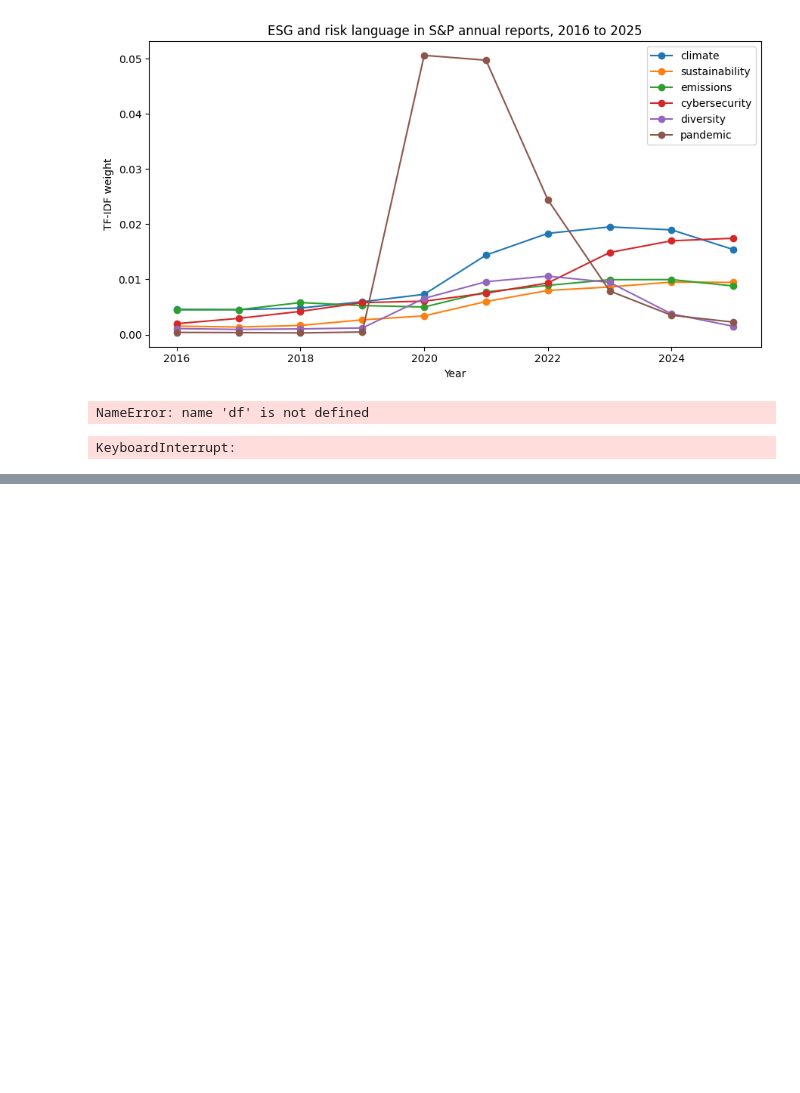
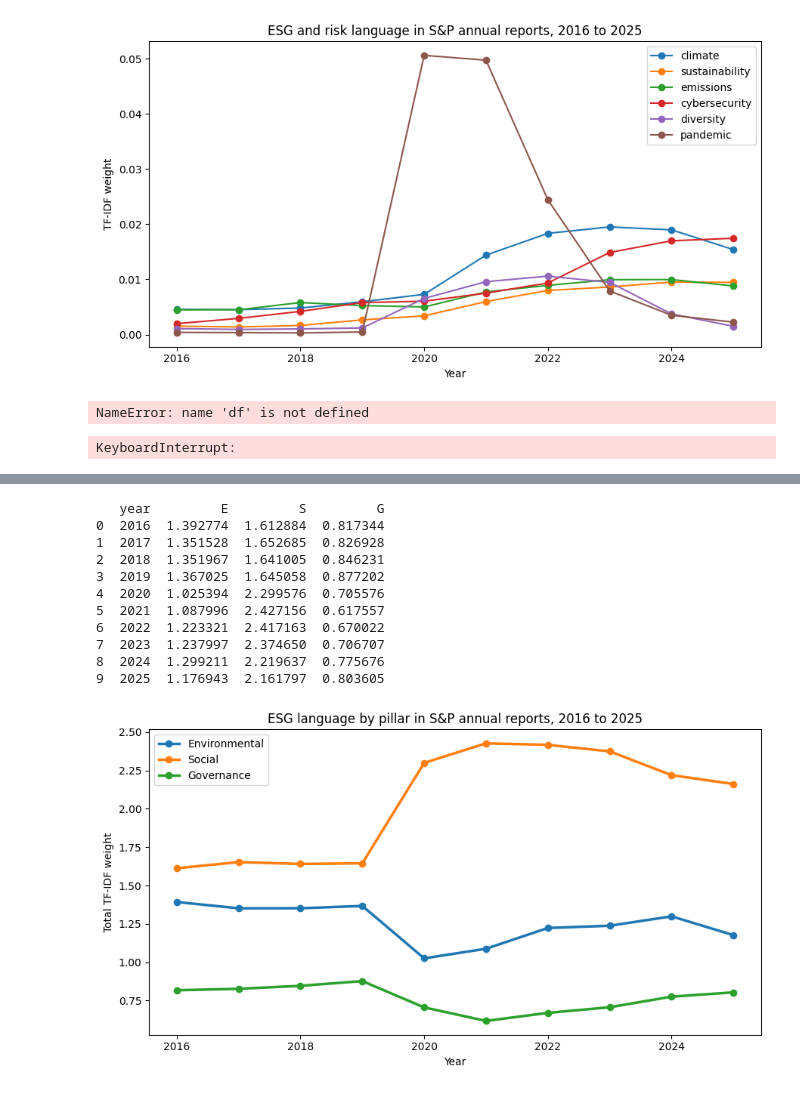
Before and after one commit to SwissDataScienceCenter/Durham-Hackathon-2026-w2t12, a Jupyter notebook: Untitled.ipynb, the cells around one changed output, grey strips where cells are left out. Saved outputs shown, nothing was run; the diff lists cells and outputs as text; code cells hidden in the pictures; blank space fills up the shorter version.

```diff
--- a/Untitled.ipynb
+++ b/Untitled.ipynb
@@ -304,0 +308,72 @@ plt.savefig("esg_trend.png", dpi=150); plt.show()
+# %%
+import os, re, glob, json, pandas as pd
+from sklearn.feature_extraction.text import TfidfVectorizer
+import matplotlib.pyplot as plt
+
+# ---- load data (self-contained) ----
+candidates = ["analysis-of-corporate-reports-dataset", "../analysis-of-corporate-reports-dataset",
+              os.path.expanduser("~/analysis-of-corporate-reports-dataset"), "/home/jovyan/analysis-of-corporate-reports-dataset"]
+folder = next((p for p in candidates if os.path.isdir(p)), None)
+files = sorted(glob.glob(f"{folder}/*.json"))
+NARRATIVE, MAX_CHARS = ["item_1", "item_1A", "item_7"], 60000
+def join_items(d, keys):
+    t = "\n".join(d.get(k) for k in keys if isinstance(d.get(k), str) and d.get(k).strip())
+    return t[:MAX_CHARS]
+rows = []
+for p in files:
+    try:
+        d = json.load(open(p))
+        m = re.search(r"(\d{4})", d.get("period_of_report") or "")
+        rows.append({"year": int(m.group(1)) if m else None, "text": join_items(d, NARRATIVE)})
+    except Exception:
+        pass
+df = pd.DataFrame(rows).dropna(subset=["year"]); df["year"] = df["year"].astype(int)
+
+# ---- your keyword lists ----
+E_KEYWORDS = ["environment","environmental","climate","carbon","emission","emissions","greenhouse gas","ghg","energy","renewable","waste","water","pollution","recycling","biodiversity","sustainability","net zero"]
+S_KEYWORDS = ["employee","employees","workforce","labor","human capital","health","safety","training","diversity","inclusion","community","human rights","wellbeing","talent"]
+G_KEYWORDS = ["governance","board","director","audit","ethics","compliance","anti-corruption","bribery","risk management","internal control","cybersecurity","data privacy","shareholder","transparency"]
+
+# normalise (lowercase, turn hyphens into spaces so phrases match the text)
+norm = lambda k: k.lower().replace("-", " ").strip()
+E, S, G = [list(map(norm, x)) for x in (E_KEYWORDS, S_KEYWORDS, G_KEYWORDS)]
+pillar_words = {"E": E, "S": S, "G": G}
+vocab = list(dict.fromkeys(E + S + G))   # unique keyword list
+
+# ---- TF-IDF limited to those keywords, by year ----
+by_year = df.groupby("year")["text"].apply(" ".join)
+vec = TfidfVectorizer(vocabulary=vocab, ngram_range=(1, 2), stop_words=None)
+matrix = vec.fit_transform(by_year)
+vmap = vec.vocabulary_
+
+# ---- pillar score per year = sum of its keyword weights ----
+recs = []
+for i, y in enumerate(by_year.index):
+    r = matrix[i].toarray().flatten()
+    rec = {"year": y}
+    for name, words in pillar_words.items():
+        rec[name] = sum(r[vmap[w]] for w in set(words) if w in vmap)
+    recs.append(rec)
+scores = pd.DataFrame(recs)
+print(scores)
+
+# ---- chart ----
+plt.figure(figsize=(9, 5))
+for col, label in [("E", "Environmental"), ("S", "Social"), ("G", "Governance")]:
+    plt.plot(scores["year"], scores[col], marker="o", linewidth=2.5, label=label)
+plt.xlabel("Year"); plt.ylabel("Total TF-IDF weight"); plt.legend()
+plt.title("ESG language by pillar in S&P annual reports, 2016 to 2025")
+plt.tight_layout(); plt.savefig("esg_pillars.png", dpi=150); plt.show()
+# %% [output]
+   year         E         S         G
+0  2016  1.392774  1.612884  0.817344
+1  2017  1.351528  1.652685  0.826928
+2  2018  1.351967  1.641005  0.846231
+3  2019  1.367025  1.645058  0.877202
+4  2020  1.025394  2.299576  0.705576
+5  2021  1.087996  2.427156  0.617557
+6  2022  1.223321  2.417163  0.670022
+7  2023  1.237997  2.374650  0.706707
+8  2024  1.299211  2.219637  0.775676
+9  2025  1.176943  2.161797  0.803605
+[figure, added]
```
Also changed, not shown: parts of 3 cells of this notebook, 10 other files.
